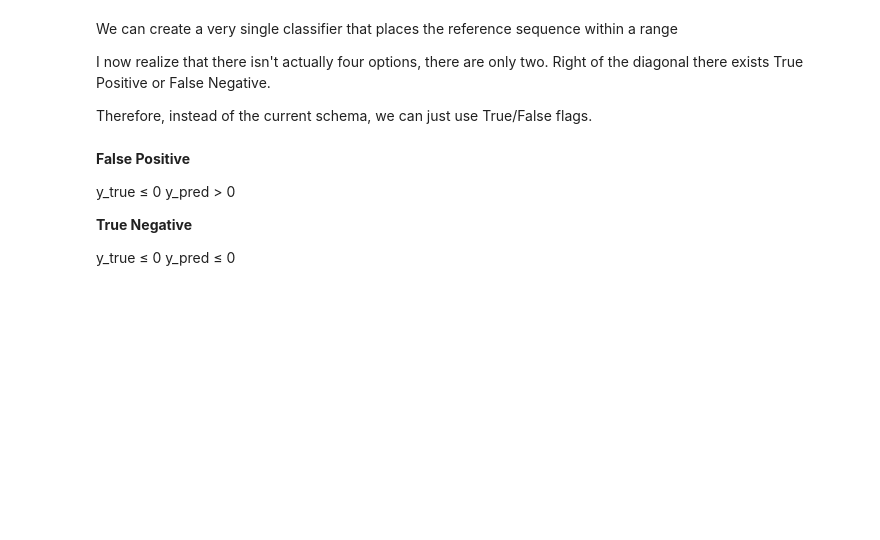
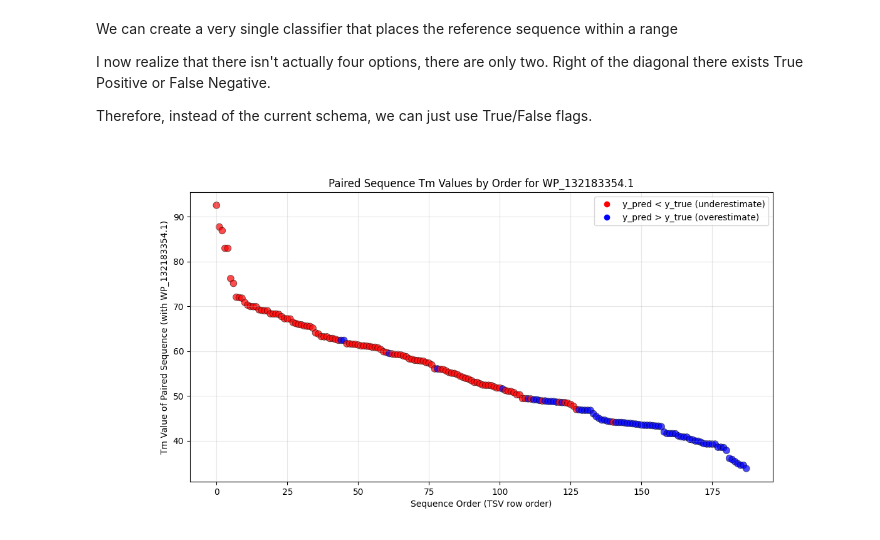
Before and after one commit to Pixeldom4/pixel-dev, a Jupyter notebook: confusion_matrix/rank-order confusion matrix.ipynb, the cells around one changed output. Saved outputs shown, nothing was run; the diff lists cells and outputs as text; code cells hidden in the pictures; blank space fills up the shorter version.

Commit message:
Finished rank-ordered matrix for the classifier

```diff
--- a/confusion_matrix/rank-order confusion matrix.ipynb
+++ b/confusion_matrix/rank-order confusion matrix.ipynb
@@ -19,13 +19,8 @@ We can create a very single classifier that places the reference sequence within
 I now realize that there isn't actually four options, there are only two. Right of the diagonal there exists True Positive or False Negative.
 
 Therefore, instead of the current schema, we can just use True/False flags.
-# %% [markdown]
-**False Positive**
-
-y_true ≤ 0
-y_pred > 0
-
-**True Negative**
-
-y_true ≤ 0
-y_pred ≤ 0
+# %%
+from IPython.display import Image, display
+display(Image(r'C:\Users\Pixel\OneDrive\Documents\vs_projects\pixel-dev\confusion_matrix\rank_order_jupyter_assets\classifier_sample.png'))
+# %% [output]
+[figure, added]
```
Also changed, not shown: parts of 2 cells of this notebook, 15 other files.
